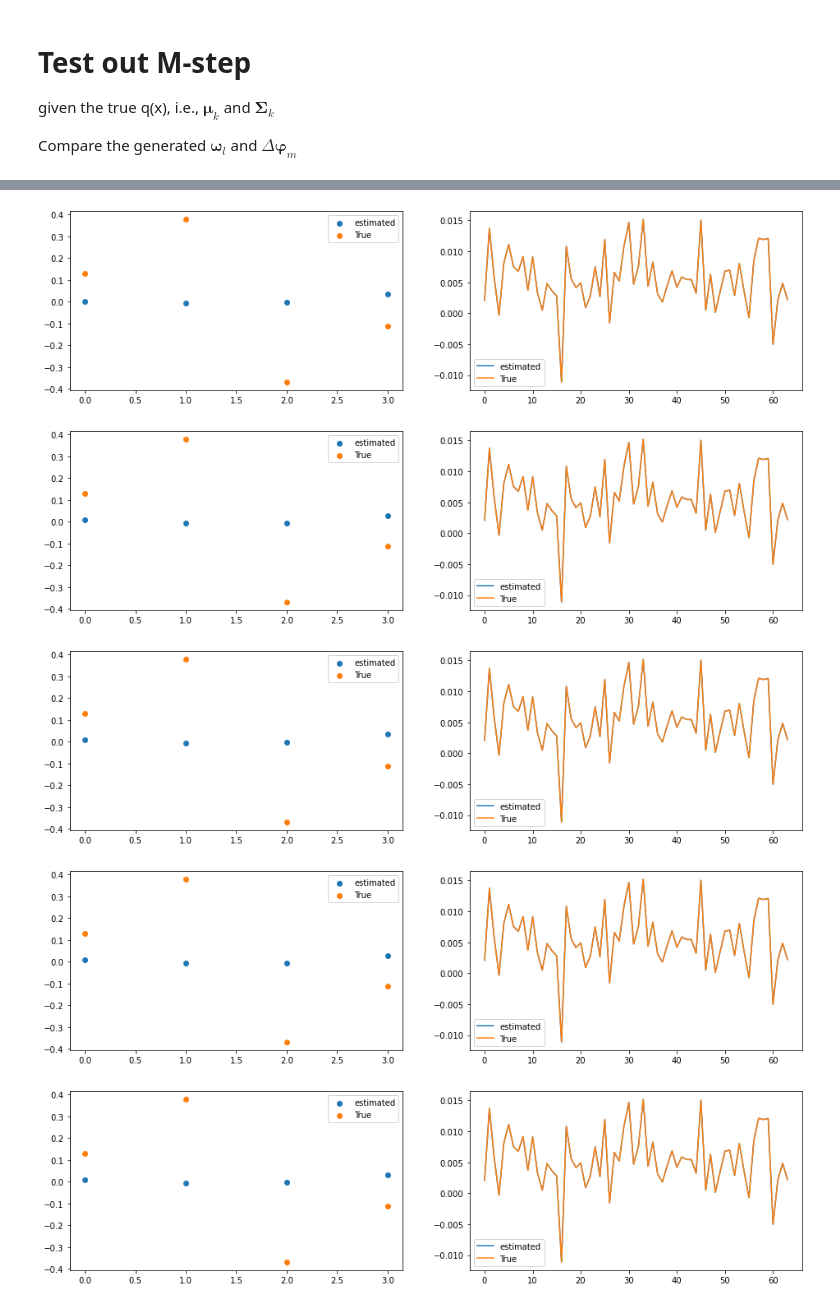
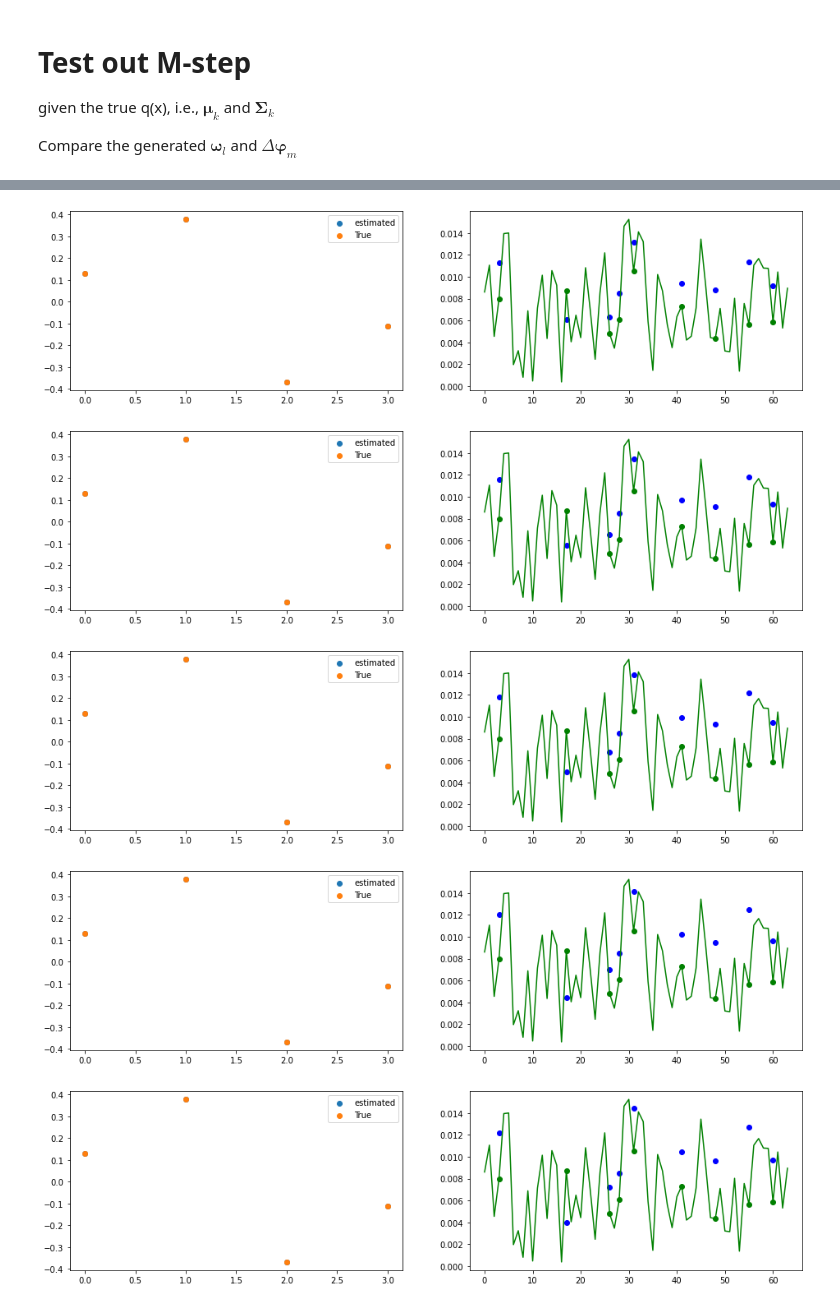
Before and after one commit to Brook1711/RIS-Angular-Domain, a Jupyter notebook: code_main/Alg.ipynb, the cells around one changed output, grey strips where cells are left out. Drawn from its saved outputs; the diff is of its cells as text; code cells hidden in the pictures.

```diff
--- a/code_main/Alg.ipynb
+++ b/code_main/Alg.ipynb
@@ -755,7 +755,7 @@ E_step_instance = E_step(
     # in the E-step process, FK can be directly given
     # However, in the AO-EM methed, FK(contained xi) should be estimated in M-step and passed by M
     FK = FK,
-    kappa= np.ones(L*tau)*0.5,
+    kappa= np.ones(L*tau)*100,
     YK = YK,
     trans_pro_C=trans_pro_C,
     trans_pro_CS = trans_pro_CS
@@ -816,10 +816,10 @@ class M_step:
         self.value_2 = value_2
         self.Sigma = Sigma
         self.kappa_klt = kappa_klt
-        self.Omega_L = np.zeros(L)/(2*M)
+        self.Omega_L = np.array([0.1289528494122413, 0.3777057097108742, -0.36879843745466045, -0.1106502650134412])
         # self.Omega_L = np.array([0.1289528494122413, 0.3777057097108742, -0.36879843745466045, -0.1106502650134412])
         # self.Delta_varphi = np.ones(M)/(2*M)
-        self.Delta_varphi = Delta_varphi
+        self.Delta_varphi = Delta_varphi.copy()
         self.U_M = DFT_matrix(M)
         self.D_M = generate_DM(M, self.Delta_varphi)
         # self.XK = Mu
@@ -838,8 +838,8 @@ class M_step:
         # begin
         self.last_Omega_L = self.Omega_L.copy()
         self.last_Delta_varphi = self.Delta_varphi.copy()
-        self.update_Omega_L()
-        # self.update_Delta_varphi()
+        # self.update_Omega_L()
+        self.update_Delta_varphi()
         pass
 
     def update_Omega_L(self):
@@ -857,7 +857,12 @@ class M_step:
                     PD_omega_l += (c_2 * F_2 * self.Mu[k])[0,0] - np.trace(F_3 * self.Sigma[k]) - (self.Mu[k].H * F_3 * self.Mu[k])[0,0]
             step_value = np.real(PD_omega_l)
             # self.Omega_L[l] += self.step_1 * np.arctan(self.value_1 * step_value) * 2 / np.pi
-            self.Omega_L[l] += self.step_1 * step_value
+            if self.Omega_L[l] + self.step_1 * step_value > 0.5:
+                self.Omega_L[l] = 0.5-0.001
+            elif self.Omega_L[l] + self.step_1 * step_value < - 0.5:
+                self.Omega_L[l] = -0.5+0.001
+            else:
+                self.Omega_L[l] += self.step_1 * step_value
             self.hist_data['omega'].append(self.value_1 * step_value)
             # if step_value > 0 :
             #     self.Omega_L[l] += np.log(step_value)
@@ -871,17 +876,23 @@ class M_step:
             partial_F_4 = self.D_M.copy()
             for m_prime in range(M):
                 partial_F_4[m_prime, m] = DM_PD_Delta_varphi(self.last_Delta_varphi[m], m, m_prime)
-            for k in range(K):
-                for l in range(L):
-                    V_wl =  generate_V_wl(M, self.last_Omega_L[l])
+            for l in range(L):
+                V_wl =  generate_V_wl(M, self.last_Omega_L[l])
+                for k in range(K):
                     for t in range(tau):
                         c_2 = YK[k][t+l*tau].H[0,0]
                         F_4 = Phi_H[t, :] *  V_wl * partial_F_4
                         F_5 = FK[k][t+l*tau,:].H * F_4
+                        # PD_Delta_varphi += (c_2 * F_4 * self.Mu[k])[0,0] - np.trace(F_5 * self.Sigma[k]) - (self.Mu[k].H * F_5 * self.Mu[k])[0,0]
                         PD_Delta_varphi += (c_2 * F_4 * self.Mu[k])[0,0] - np.trace(F_5 * self.Sigma[k]) - (self.Mu[k].H * F_5 * self.Mu[k])[0,0]
             step_value = np.real(PD_Delta_varphi)
             # self.Delta_varphi[m] += self.step_2 * np.arctan(self.value_2 * step_value) * 2 / np.pi
-            self.Delta_varphi[m] += self.step_2 * step_value
+            if self.Delta_varphi[m] + self.step_2 * step_value > 1 / M:
+                self.Delta_varphi[m] =1/M -0.0001
+            elif self.Delta_varphi[m] + self.step_2 * step_value < 0:
+                self.Delta_varphi[m] = 0.0001
+            else:
+                self.Delta_varphi[m] += self.step_2 * step_value
             self.hist_data['Delta_varphi'].append(self.value_2 * step_value)
 
         pass
@@ -967,12 +994,20 @@ for i in range(M_step_test_loop):
     plt.figure(figsize=(16,4))
     plt.subplot(1,2,1)
     plt.scatter(np.array(range(L)), M_step_instance.Omega_L)
+    # plt.scatter(np.array(range(L)), M_step_instance.last_Omega_L)
     plt.scatter(np.array(range(len(Omega_true_L))), Omega_true_L)
     plt.legend(['estimated', 'True'])
+
     plt.subplot(1,2,2)
-    plt.plot(np.array(range(M)), M_step_instance.Delta_varphi)
-    plt.plot(np.array(range(M)), Delta_varphi)
-    plt.legend(['estimated', 'True'])
+    activate_Delta_varphi = []
+    for m in range(M):
+        if m in [tup[0] for tup in all_activate_support]:
+            activate_Delta_varphi.append((m, M_step_instance.Delta_varphi[m], Delta_varphi[m]))
+
+    plt.scatter([tup[0] for tup in activate_Delta_varphi], [tup[2] for tup in activate_Delta_varphi], color = 'g')
+    plt.plot(np.array(range(M)), Delta_varphi, color = 'g')
+    plt.scatter([tup[0] for tup in activate_Delta_varphi], [tup[1] for tup in activate_Delta_varphi], color = 'b')
+
 
     # plt.figure(figsize=(16,4))
     # x = np.linspace(-10,10, 100)
@@ -989,8 +1024,8 @@ for i in range(M_step_test_loop):
-[figure, old version]
+[figure, new version]
-[figure, old version]
+[figure, new version]
-[figure, old version]
+[figure, new version]
-[figure, old version]
+[figure, new version]
-[figure, old version]
+[figure, new version]
 # %%
 # the True \omega and true Delta_varphi is:
 Omega_true_L = []
```
Also changed, not shown: parts of 3 cells of this notebook, 1 other file.
